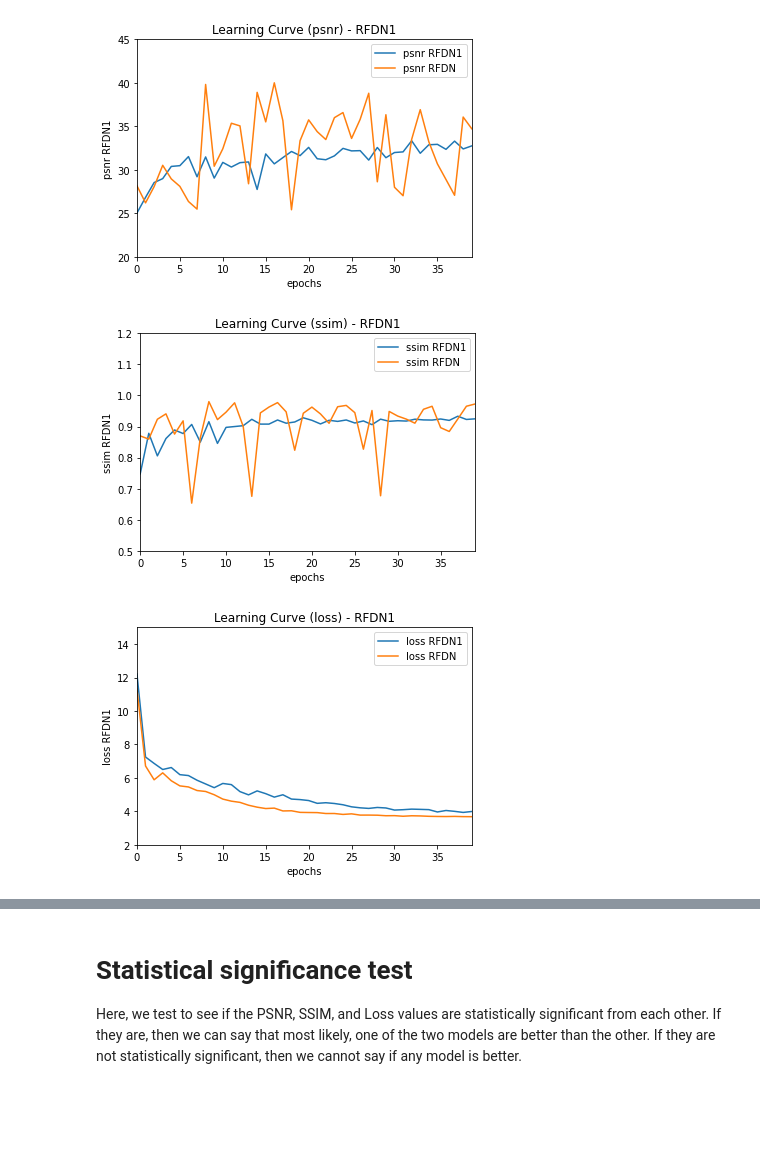
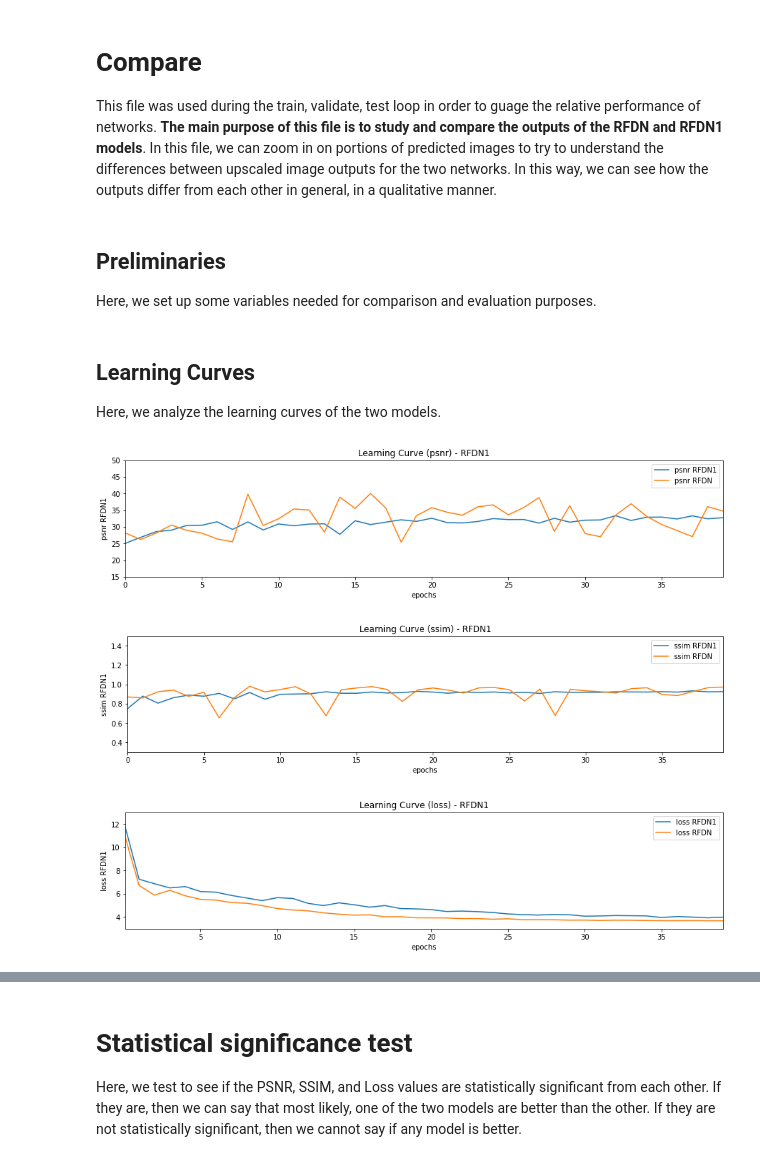
Before and after one commit to samuelfneumann/RFDN, a Jupyter notebook: Compare.ipynb, the cells around one changed output, grey strips where cells are left out. Saved outputs shown, nothing was run; the diff lists cells and outputs as text; code cells hidden in the pictures; blank space fills up the shorter version.

```diff
--- a/Compare.ipynb
+++ b/Compare.ipynb
@@ -1,8 +1,16 @@
+# %% [markdown]
+# Compare
+
+This file was used during the train, validate, test loop in order to guage the relative performance of networks. **The main purpose of this file is to study and compare the outputs of the RFDN and RFDN1 models**. In this file, we can zoom in on portions of predicted images to try to understand the differences between upscaled image outputs for the two networks. In this way, we can see how the outputs differ from each other in general, in a qualitative manner.
 # %%
 # Import modules
 from RFDN import RFDN1, RFDN
 from compare import Compare, t_test
 import numpy as np
+# %% [markdown]
+## Preliminaries
+
+Here, we set up some variables needed for comparison and evaluation purposes.
 # %%
 model1 = RFDN1(nf=10, upscale=2)
 model2 = RFDN(nf=10, upscale=2)
@@ -11,11 +19,15 @@ checkpoint_file2 = "/home/samuel/Documents/CMPUT511/Project/Checkpoints/AvgLearn
 data_dir = "/home/samuel/Documents/CMPUT511/Project/Data"
 
 comp = Compare(model1, model2, checkpoint_file1, checkpoint_file2, data_dir)
+# %% [markdown]
+## Learning Curves
+
+Here, we analyze the learning curves of the two models.
 # %%
-comp.plot_lc("psnr", x=(0, 39), y=(20, 45))
-comp.plot_lc("ssim", x=(0, 39), y=(0.5, 1.2))
-comp.plot_lc("loss", x=(0, 39), y=(2, 15))
+comp.plot_lc("psnr", x=(0, 39), y=(15, 50), figsize=(15, 3))
+comp.plot_lc("ssim", x=(0, 39), y=(0.3, 1.5), figsize=(15, 3))
+comp.plot_lc("loss", x=(0, 39), y=(3, 13), figsize=(15, 3))
 # %% [output]
-[figure, old version]
+[figure, new version]
-[figure, old version]
+[figure, new version]
-[figure, old version]
+[figure, new version]
```
Also changed, not shown: parts of 8 cells of this notebook, 20 other files.
